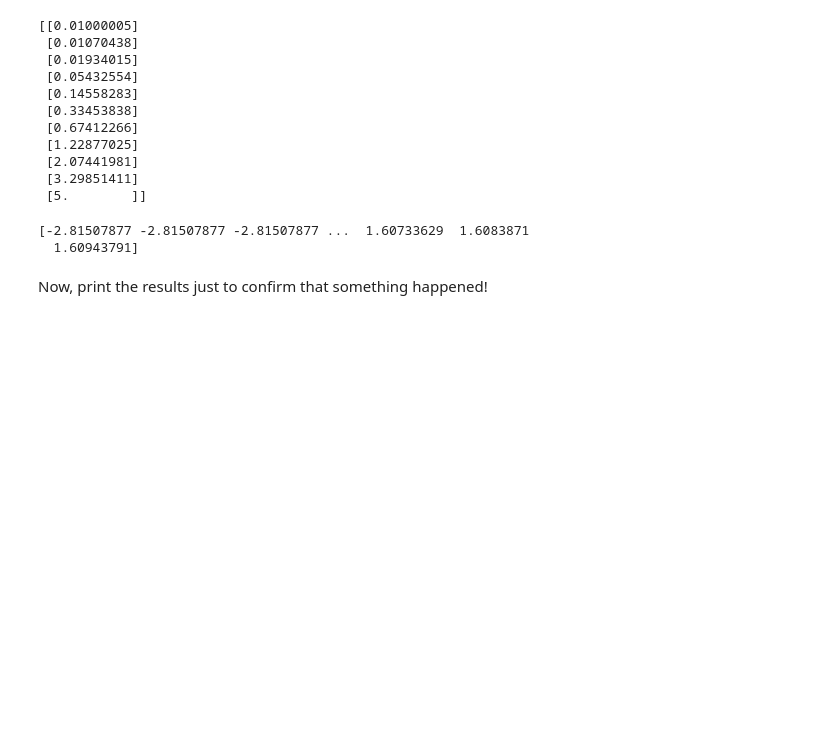
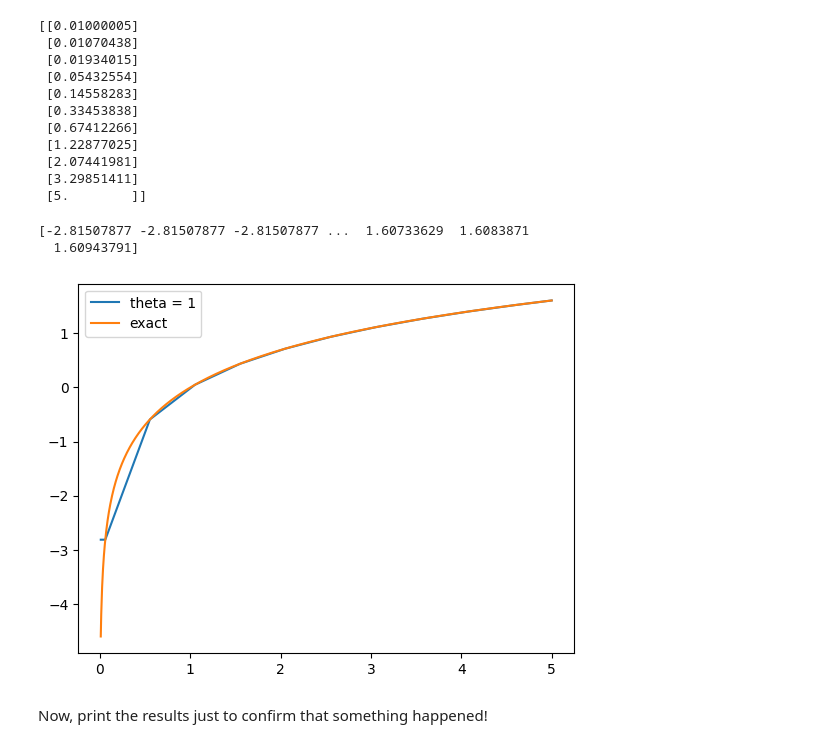
Before and after one commit to sgcbayli024/ECON8185_Homework, a Jupyter notebook: HW2_Bayliss.ipynb, the cells around one changed output. Saved outputs shown, nothing was run; the diff lists cells and outputs as text; code cells hidden in the pictures; blank space fills up the shorter version.

```diff
--- a/HW2_Bayliss.ipynb
+++ b/HW2_Bayliss.ipynb
@@ -261,6 +253,16 @@ print(exp1)
 # %% [output]
 [-2.81507877 -2.81507877 -2.81507877 ...  1.60733629  1.6083871
   1.60943791]
+# %%
+#plt.plot(expanding_grid_4, exp4_new, 'o--', label = 'theta = 4')
+#plt.plot(expanding_grid_3, exp3_new, 'o--', label = 'theta = 3')
+#plt.plot(expanding_grid_2, exp2_new, 'o--', label = 'theta = 1.5')
+plt.plot(interp_grid, exp1, label = 'theta = 1')
+plt.plot(interp_grid, f(interp_grid), label = 'exact')
+plt.legend()
+plt.show()
+# %% [output]
+[figure, added]
 # %%
 def new_interp_f_2(c):
     return np.interp(expanding_grid_2, expanding_grid_2, f(c))
```
Also changed, not shown: parts of 1 cell of this notebook.
